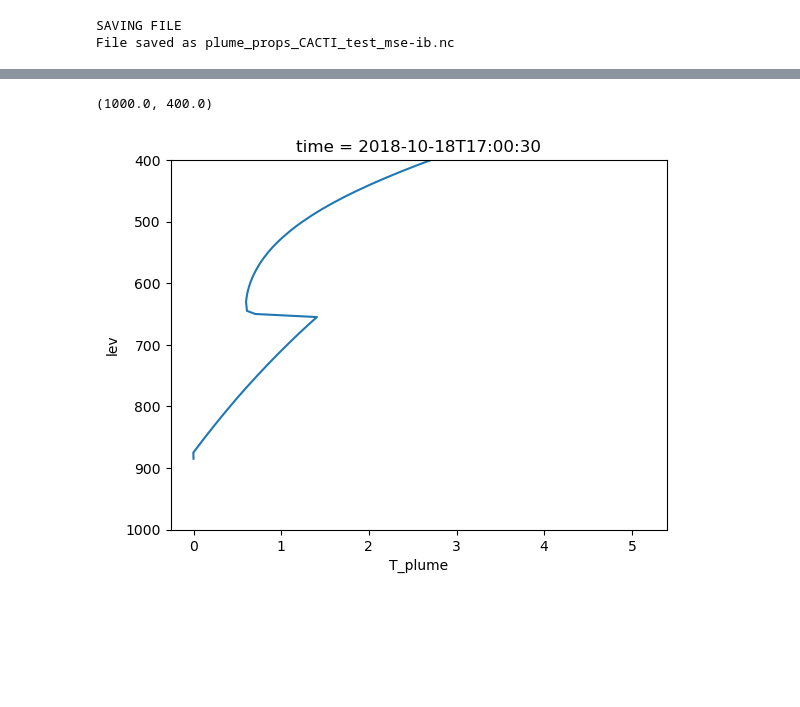
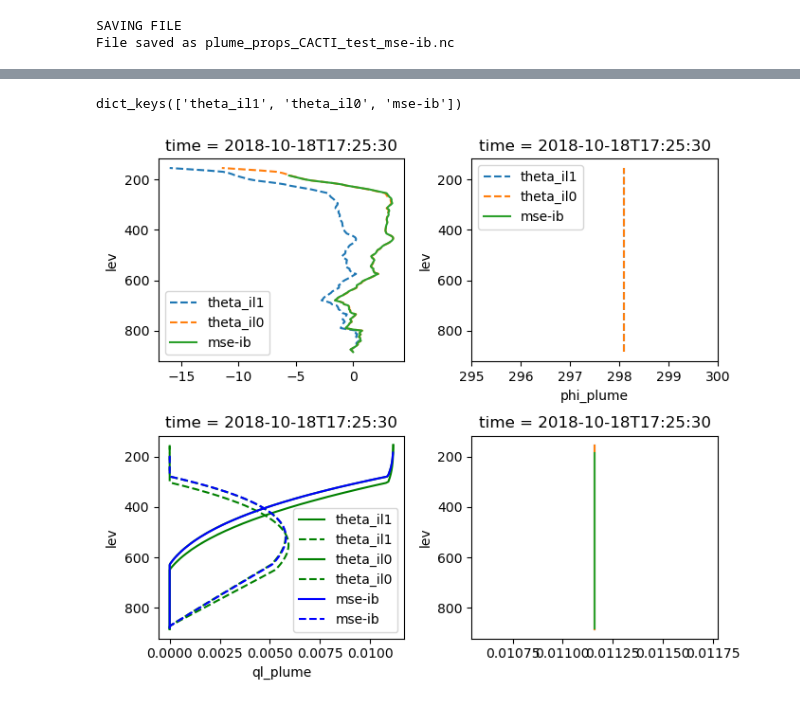
Before and after one commit to climate-systems/plume_model, a Jupyter notebook: test_plume_codes.ipynb, the cells around one changed output, grey strips where cells are left out. Drawn from its saved outputs; the diff is of its cells as text; code cells hidden in the pictures; blank space fills up the shorter version.

```diff
--- a/test_plume_codes.ipynb
+++ b/test_plume_codes.ipynb
@@ -106,7 +106,60 @@ for k in ds.keys():
-# %%
-( ds['mse-ib'].T_plume - ds['theta_il'].T_plume ).isel(time = 0).plot(y = 'lev', yincrease = False, label = 'mse-ib - theta_il')
-plt.ylim(1000, 400)
-# %% [output]
-(1000.0, 400.0)
-[figure, removed]
+# %%
+ds.keys()
+# %% [output]
+dict_keys(['theta_il1', 'theta_il0', 'mse-ib'])
+# %%
+plot_Tdiff = lambda ds, it, ax, ls, label: (ds.T_plume - ds.T_env).isel(time = it).plot(y = 'lev', yincrease = False,
+                                                                                    ax = ax, label = label, linestyle = ls)
+qt_plume = lambda ds: ds.qi_plume + ds.ql_plume + ds.q_plume
+
+it = 25
+fig, axx = plt.subplots(2, 2, figsize = (7, 6))
+
+ax = axx[0, 0]
+for k in ds.keys():
+    if k == 'mse-ib':
+        ls = '-'
+    else:
+        ls = '--'
+    plot_Tdiff(ds[k], it, ax, ls, label = k)
+ax.legend()
+
+ax = axx[0, 1]
+for k in ds.keys():
+    if k == 'mse-ib':
+        ls = '-'
+    else:
+        ls = '--'
+    ds[k].phi_plume.isel(time = it).plot(y = 'lev', yincrease = False, ax = ax, label = k, linestyle = ls)
+ax.legend()
+ax.set_xlim(295, 300)
+
+ax = axx[1, 0]
+for k in ds.keys():
+
+    if k == 'mse-ib':
+        c = 'blue'
+        a = 1.0
+    elif k == 'theta_il':
+        c = 'red'
+        a = 0.5
+    else:
+        c = 'green'
+        a = 1.0
+
+    ds[k].qi_plume.isel(time = it).plot(y = 'lev', yincrease = False, ax = ax, label = k, color = c, alpha = a)
+    ds[k].ql_plume.isel(time = it).plot(y = 'lev', yincrease = False, ax = ax, label = k, linestyle = '--', color = c, alpha = a)
+
+ax.legend()
+ax = axx[1, 1]
+for k in ds.keys():
+    qt_plume(ds[k]).isel(time = it).plot(y = 'lev', yincrease = False, ax = ax, label = k)
+plt.tight_layout()
+
+SAVE = False
+if SAVE:
+    plt.savefig('./plume_computations_compare.pdf', bbox_inches = 'tight', format = 'pdf',
+                dpi = 150)
+# %% [output]
+[figure, added]
 # %%
```
Also changed, not shown: parts of 13 cells of this notebook, 4 other files.
